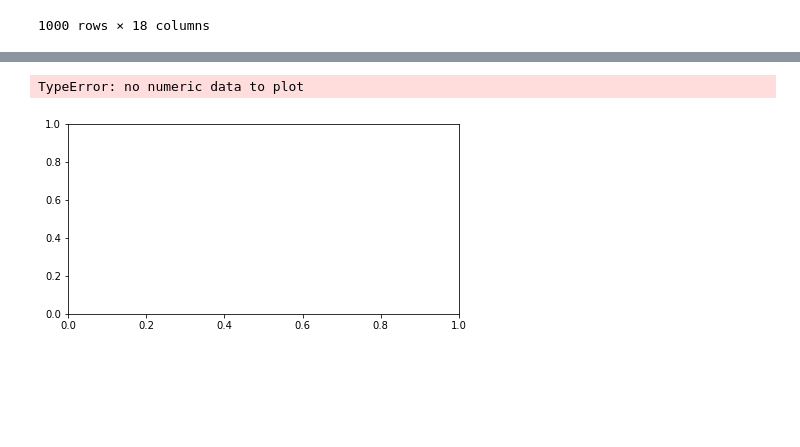
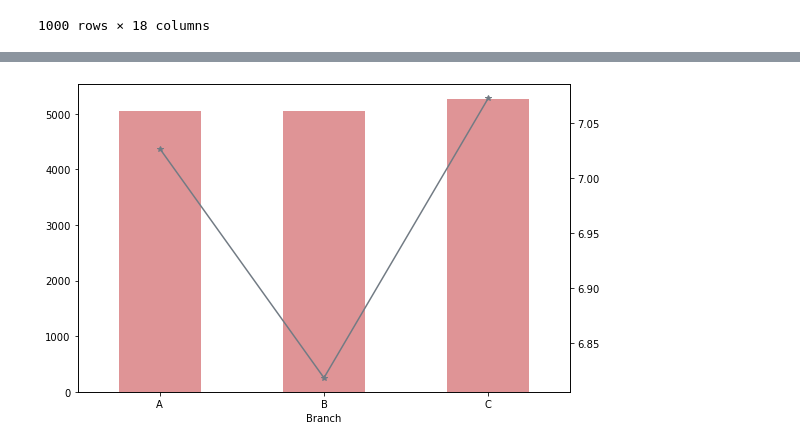
Before and after one commit to ndthanhthuyf11/Course_DA_With_R-Python, a Jupyter notebook: TroGiang/TroGiang_Buoi1.ipynb, the cells around one changed output, grey strips where cells are left out. Drawn from its saved outputs; the diff is of its cells as text; code cells hidden in the pictures; blank space fills up the shorter version.

Commit message:
chart

```diff
--- a/TroGiang/TroGiang_Buoi1.ipynb
+++ b/TroGiang/TroGiang_Buoi1.ipynb
@@ -185 +216,4 @@ y: gross sale
 line: avg rating
+# %%
+df_chart = df_sales_v2.groupby('Branch').agg({'gross income': sum, 'Rating': 'mean'})
+df_chart
@@ -186,11 +226,11 @@ line: avg rating
 # %%
-plt.rcParams["figure.figsize"] = [7.00, 3.50]
+plt.rcParams["figure.figsize"] = [8, 5]
+plt.rcParams["figure.autolayout"] = True
 fig, ax = plt.subplots()
 
-df_sales_v2['Branch'].plot(kind='bar', color='red')
-df_sales_v2['gross sale'].yplot(secondary_y=True)
+df_chart['gross income'].plot(kind='bar', color='#DF9496')
+df_chart['Rating'].plot(secondary_y = True, marker='*', color='#727B84')
 
 plt.show()
 # %% [output]
-TypeError: no numeric data to plot
-[figure, old version]
+[figure, new version]
```
Also changed, not shown: parts of 3 cells of this notebook.
